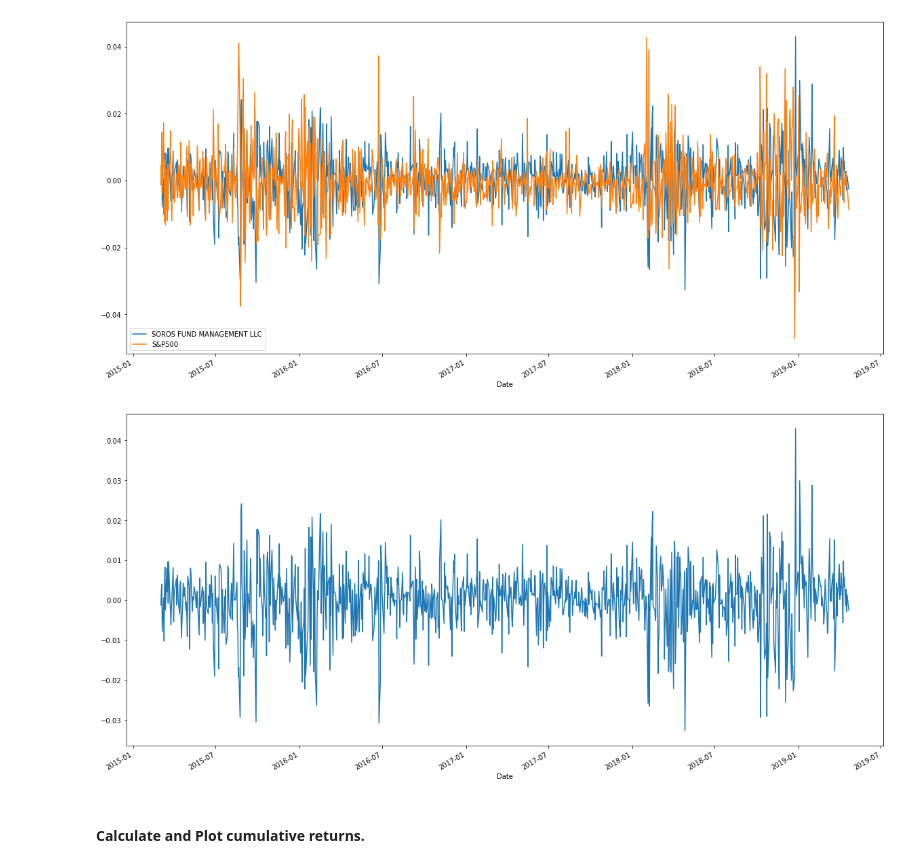
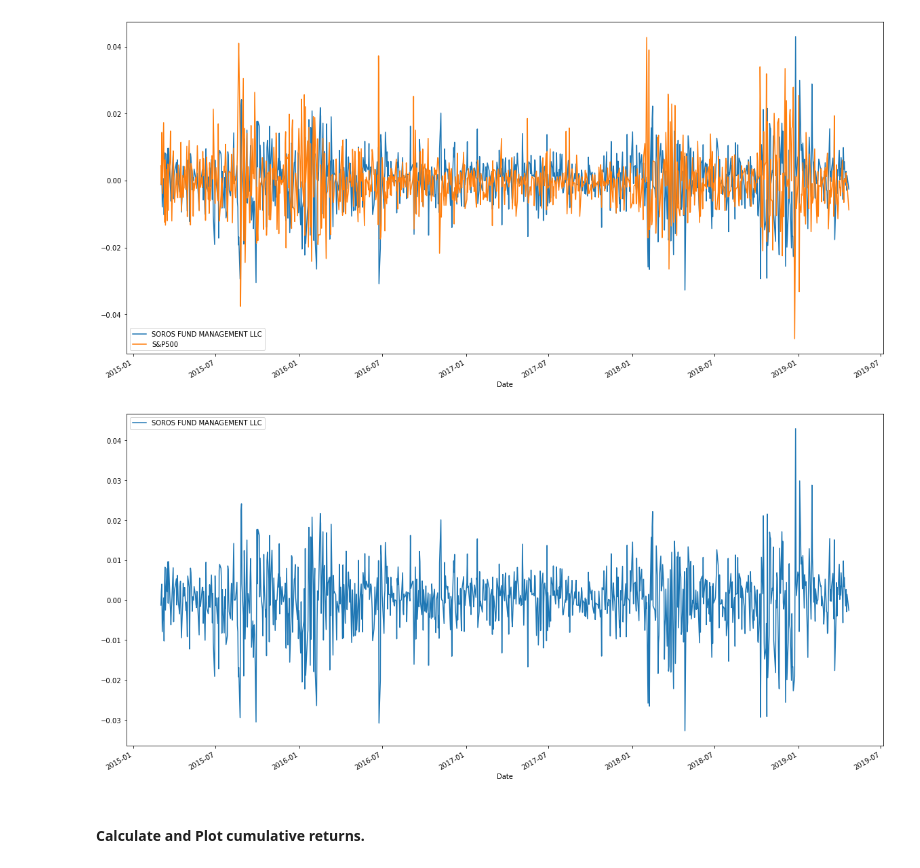
Before and after one commit to jordan-gilmartin/pandas-portfolio-analysis, a Jupyter notebook: whale_analysis.ipynb, the cells around one changed output. Saved outputs shown, nothing was run; the diff lists cells and outputs as text; code cells hidden in the pictures.

```diff
--- a/whale_analysis.ipynb
+++ b/whale_analysis.ipynb
@@ -303,9 +303,9 @@ SOROS_sp500.plot(figsize = (20,10));
 # %%
 # SOROS Daily Returns
 SOROS = combined_df['SOROS FUND MANAGEMENT LLC']
-SOROS.plot(figsize = (20,10));
+SOROS.plot(figsize = (20,10), legend=True);
 # %% [output]
-[figure, old version]
+[figure, new version]
 # %% [markdown]
 #### Calculate and Plot cumulative returns.
 # %%
```
Also changed, not shown: parts of 6 cells of this notebook.
